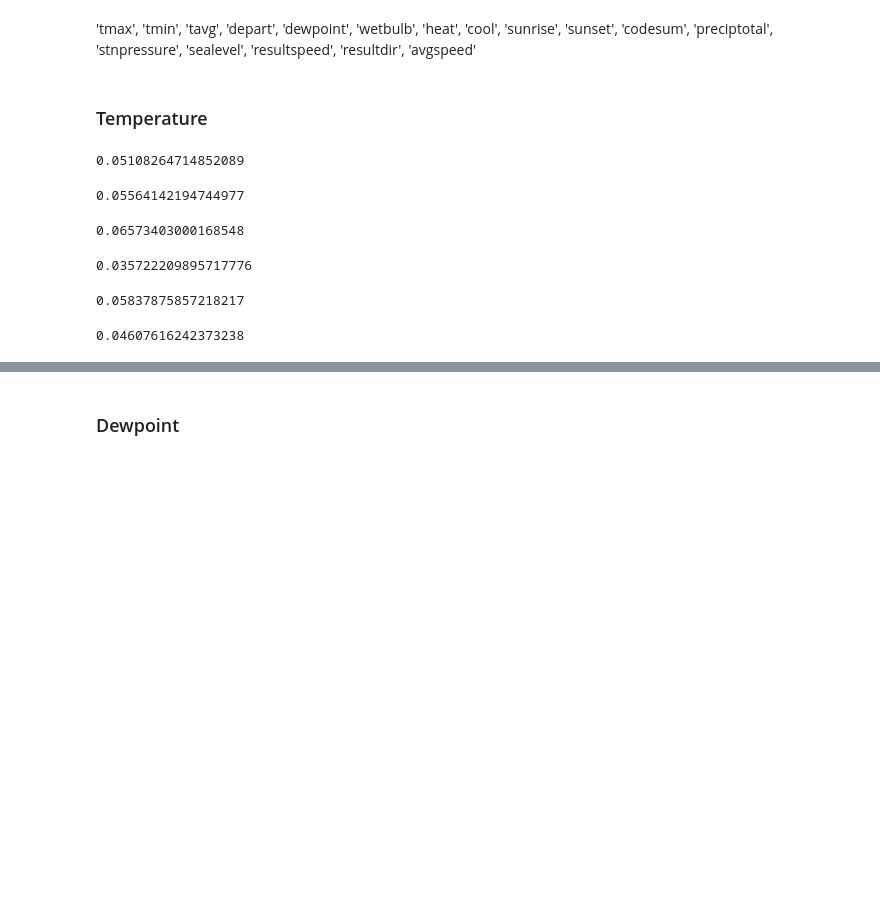
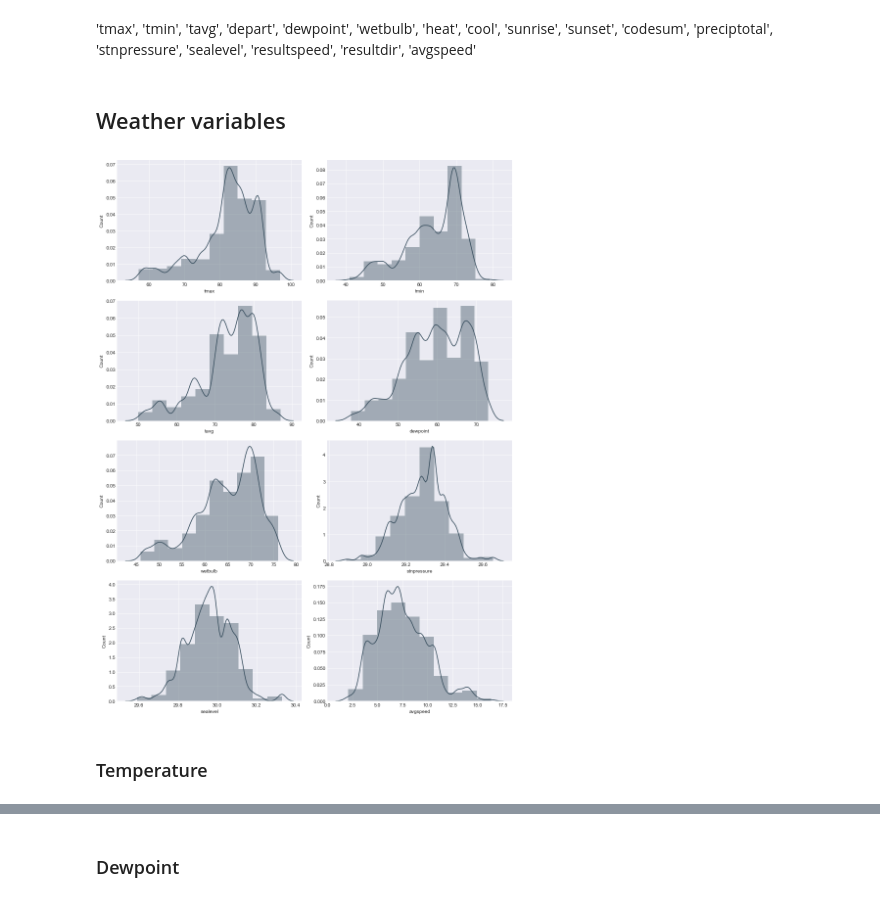
Before and after one commit to jtimdwyer/DSI_project_4, a Jupyter notebook: notebooks/05_EDA.ipynb, the cells around one changed output, grey strips where cells are left out. Cells and saved outputs as stored; diff of their text form; code cells hidden in the pictures; blank space fills up the shorter version.

```diff
--- a/notebooks/05_EDA.ipynb
+++ b/notebooks/05_EDA.ipynb
@@ -122,3 +122,5 @@ train_weather[train_weather.station == 2]['wnvpresent'].mean()
        'depart', 'dewpoint', 'wetbulb', 'heat', 'cool', 'sunrise', 'sunset',
        'codesum', 'preciptotal', 'stnpressure', 'sealevel', 'resultspeed',
        'resultdir', 'avgspeed'
+# %% [markdown]
+## Weather variables
@@ -125,26 +129,14 @@ train_weather[train_weather.station == 2]['wnvpresent'].mean()
+# %%
+def plotting(df, columns, num_cols=2):
+    fig = plt.figure(figsize=(6*num_cols,4*round(len(columns)/num_cols)))
+    for col_number, col_name in enumerate(columns):
+        fig.add_subplot(math.ceil(len(columns)/num_cols), num_cols, col_number + 1)
+        sns.distplot(df[col_name],bins=10)
+        plt.ylabel('Count')
+    fig.tight_layout()
+# %%
+plotting(df, ['tmax', 'tmin', 'tavg', 'dewpoint', 'wetbulb', 'stnpressure', 'sealevel', 'avgspeed'])
+# %% [output]
+[figure, added]
 # %% [markdown]
 ### Temperature
-# %%
-train_weather[train_weather.tmax >= train_weather.tmax.mean()]['wnvpresent'].mean()
-# %% [output]
-0.05108264714852089
-# %%
-train_weather[train_weather.tmax < train_weather.tmax.mean()]['wnvpresent'].mean()
-# %% [output]
-0.05564142194744977
-# %%
-train_weather[train_weather.tmin >= train_weather.tmin.mean()]['wnvpresent'].mean()
-# %% [output]
-0.06573403000168548
-# %%
-train_weather[train_weather.tmin < train_weather.tmin.mean()]['wnvpresent'].mean()
-# %% [output]
-0.035722209895717776
-# %%
-train_weather[train_weather.tavg >= train_weather.tavg.mean()]['wnvpresent'].mean()
-# %% [output]
-0.05837875857218217
-# %%
-train_weather[train_weather.tavg < train_weather.tavg.mean()]['wnvpresent'].mean()
-# %% [output]
-0.04607616242373238
```
Also changed, not shown: parts of 65 cells of this notebook, 1 other file.
